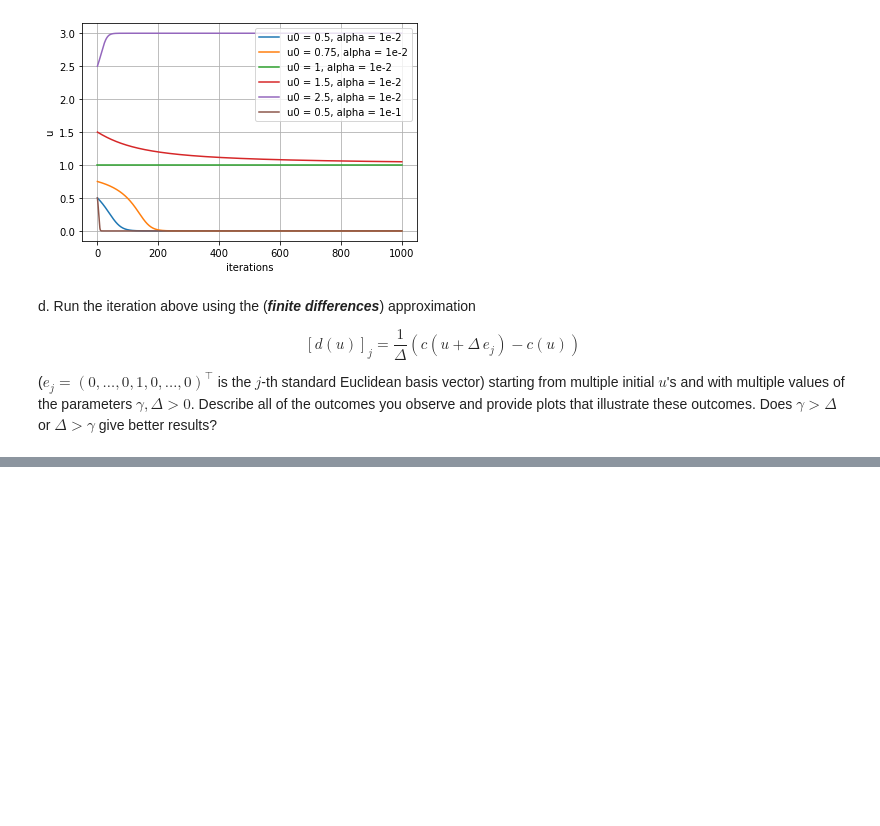
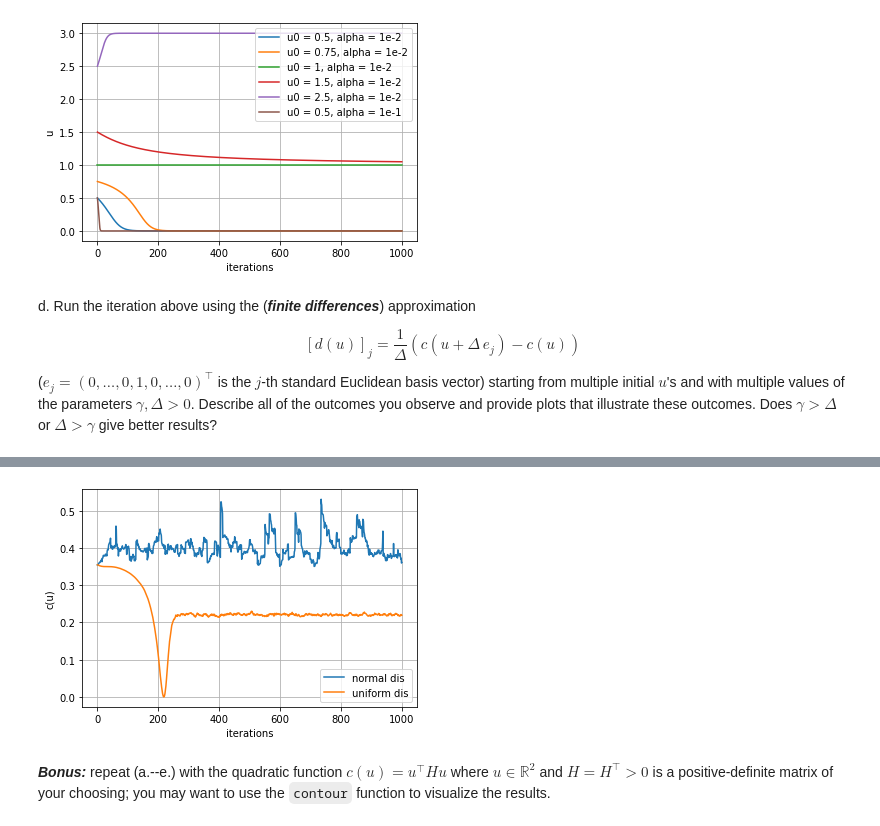
Before and after one commit to hachouuw/546-22Wi-OPT-AC, a Jupyter notebook: hw1_AC.ipynb, the cells around one changed output, grey strips where cells are left out. Cells and saved outputs as stored; diff of their text form; code cells hidden in the pictures; blank space fills up the shorter version.

```diff
--- a/hw1_AC.ipynb
+++ b/hw1_AC.ipynb
@@ -130,0 +188,52 @@ starting from multiple initial $u$'s and with multiple values of the parameters
+# %%
+#normal distribution
+N = 100
+
+def GD_normal(c,u0,gamma,sigma,N,maxiters):
+  i = 0
+  u = [u0]
+  cu = [c(u0)]
+  while True:
+    un =  np.random.normal(0, sigma, N)
+    u.append(u[i] - (gamma/(N*sigma))*np.sum((c(u[i]+un) - c(u[i]))*un))
+    cu.append(c(u[i]))
+    i += 1
+    if i >= maxiters:
+      break
+  return u, cu
+
+u0, gamma, sigma = 1.2, 1e-2, 1
+GD_normal1,cu_normal = GD_normal(c,u0,gamma,sigma,N,maxiters=1000)
+
+# uniform distribution
+def GD_uniform(c,u0,gamma,delta,N,maxiters):
+  i = 0
+  u = [u0]
+  cu = [c(u0)]
+  while True:
+    un =  np.random.uniform(0, delta, N)
+    u.append(u[i] - (gamma/(N*delta))*np.sum((c(u[i]+delta*un) - c(u[i]))*un))
+    cu.append(c(u[i]))
+    i += 1
+    if i >= maxiters:
+      break
+  return u, cu
+
+u0, gamma, delta = 1.2, 1e-1, 1
+GD_uniform1,cu_uniform = GD_uniform(c,u0,gamma,delta,N,maxiters=1000)
+
+t = range(0,1001)
+
+plt.figure()
+plt.rcParams['font.size'] = '10'
+plt.plot(t,cu_normal,label = 'normal dis')
+plt.plot(t,cu_uniform,label = 'uniform dis')
+plt.grid(True)
+plt.xlabel(r'iterations',fontsize=10);
+plt.ylabel(r'c(u)',fontsize=10);
+plt.legend(loc='lower right', fontsize=10);
+plt.show()
+# %% [output]
+[figure, added]
+# %% [markdown]
+***Bonus:*** repeat (a.--e.) with the quadratic function $c(u) = u^\top H u$ where $u\in\mathbb{R}^2$ and $H = H^\top > 0$ is a positive-definite matrix of your choosing; you may want to use the `contour` function to visualize the results.
```
Also changed, not shown: parts of 21 cells of this notebook.
